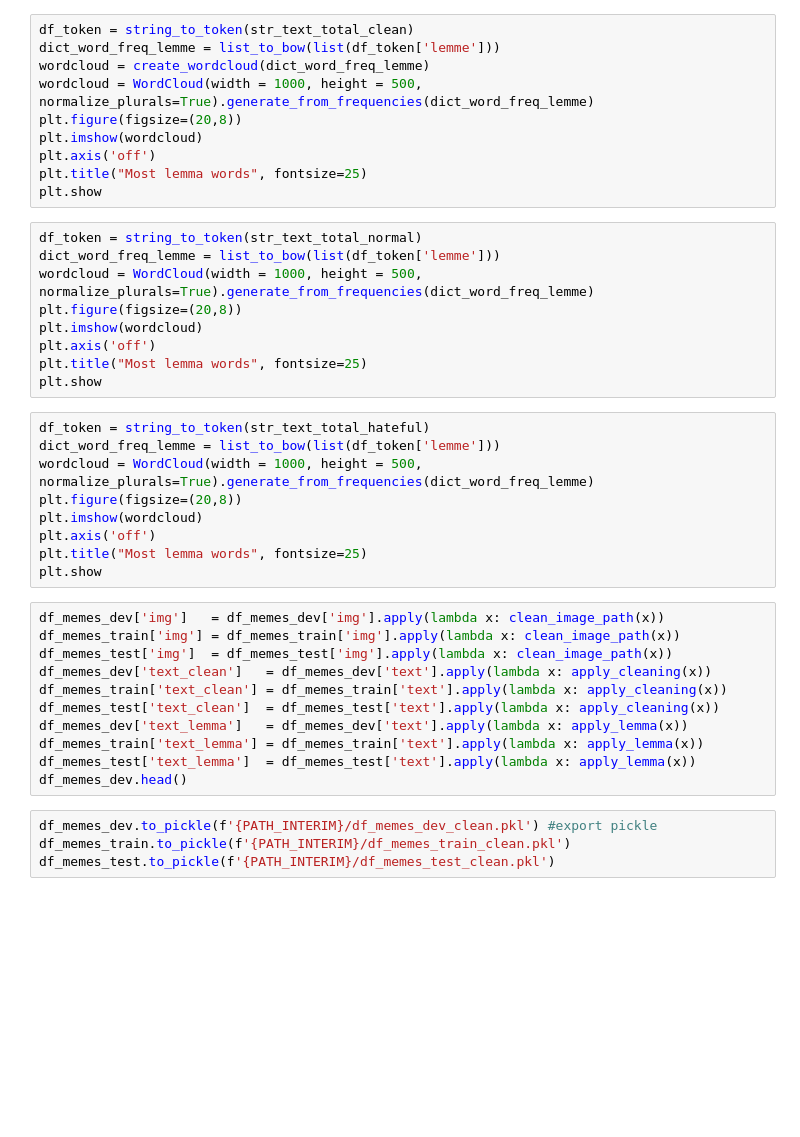
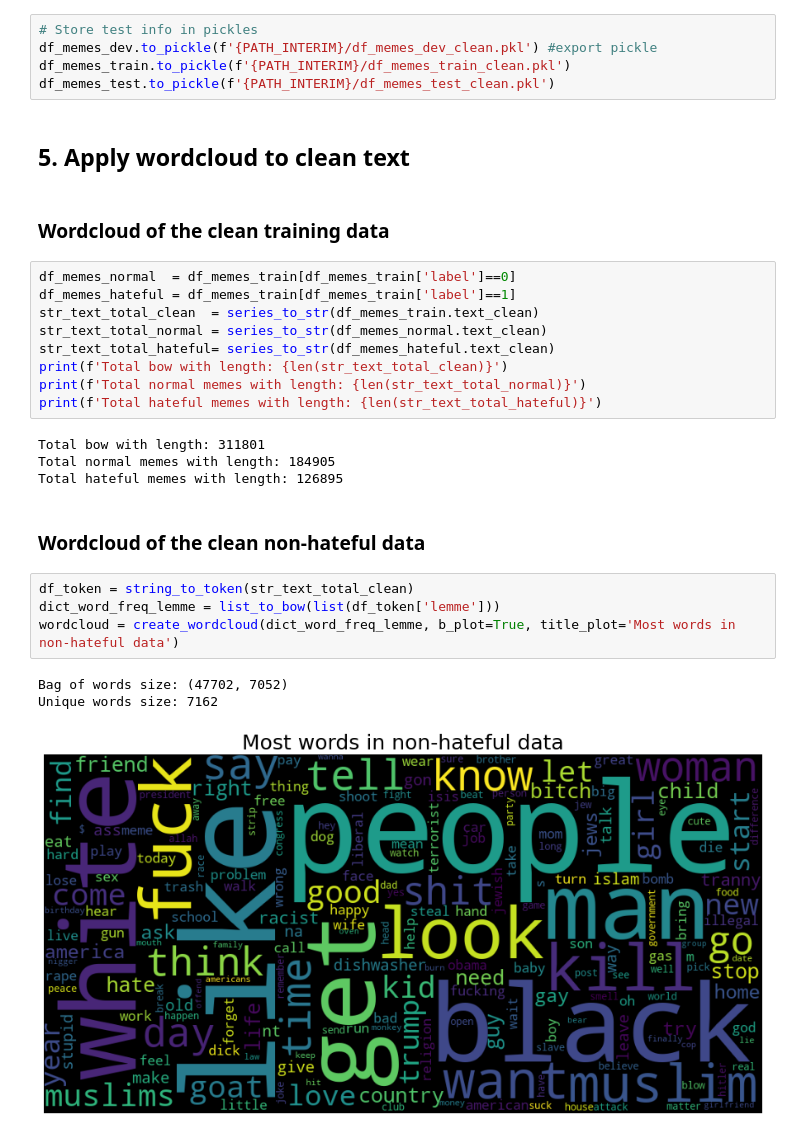
Before and after one commit to kalilu/meme_hateful_detection, a Jupyter notebook: notebooks/1.Intro_and_EDA.ipynb, the cells around one changed output. Saved outputs shown, nothing was run; the diff lists cells and outputs as text; blank space fills up the shorter version.

```diff
--- a/notebooks/1.Intro_and_EDA.ipynb
+++ b/notebooks/1.Intro_and_EDA.ipynb
@@ -179,43 +341,32 @@ print(f'Total hateful memes with lenght: {len(str_text_total_hateful)}')
+# %%
+# Store test info in pickles
+df_memes_dev.to_pickle(f'{PATH_INTERIM}/df_memes_dev_clean.pkl') #export pickle
+df_memes_train.to_pickle(f'{PATH_INTERIM}/df_memes_train_clean.pkl')
+df_memes_test.to_pickle(f'{PATH_INTERIM}/df_memes_test_clean.pkl')
+# %% [markdown]
+## 5. Apply wordcloud to clean text
+# %% [markdown]
+### Wordcloud of the clean training data
+# %%
+df_memes_normal  = df_memes_train[df_memes_train['label']==0]
+df_memes_hateful = df_memes_train[df_memes_train['label']==1]
+str_text_total_clean  = series_to_str(df_memes_train.text_clean)
+str_text_total_normal = series_to_str(df_memes_normal.text_clean)
+str_text_total_hateful= series_to_str(df_memes_hateful.text_clean)
+print(f'Total bow with length: {len(str_text_total_clean)}')
+print(f'Total normal memes with length: {len(str_text_total_normal)}')
+print(f'Total hateful memes with length: {len(str_text_total_hateful)}')
+# %% [output]
+Total bow with length: 311801
+Total normal memes with length: 184905
+Total hateful memes with length: 126895
+# %% [markdown]
+### Wordcloud of the clean non-hateful data
 # %%
 df_token = string_to_token(str_text_total_clean)
 dict_word_freq_lemme = list_to_bow(list(df_token['lemme']))
-wordcloud = create_wordcloud(dict_word_freq_lemme)
-wordcloud = WordCloud(width = 1000, height = 500, normalize_plurals=True).generate_from_frequencies(dict_word_freq_lemme)
-plt.figure(figsize=(20,8))
-plt.imshow(wordcloud)
-plt.axis('off')
-plt.title("Most lemma words", fontsize=25)
-plt.show
+wordcloud = create_wordcloud(dict_word_freq_lemme, b_plot=True, title_plot='Most words in non-hateful data')
+# %% [output]
+Bag of words size: (47702, 7052)
+Unique words size: 7162
+[figure, added]
-# %%
-df_token = string_to_token(str_text_total_normal)
-dict_word_freq_lemme = list_to_bow(list(df_token['lemme']))
-wordcloud = WordCloud(width = 1000, height = 500, normalize_plurals=True).generate_from_frequencies(dict_word_freq_lemme)
-plt.figure(figsize=(20,8))
-plt.imshow(wordcloud)
-plt.axis('off')
-plt.title("Most lemma words", fontsize=25)
-plt.show
-# %%
-df_token = string_to_token(str_text_total_hateful)
-dict_word_freq_lemme = list_to_bow(list(df_token['lemme']))
-wordcloud = WordCloud(width = 1000, height = 500, normalize_plurals=True).generate_from_frequencies(dict_word_freq_lemme)
-plt.figure(figsize=(20,8))
-plt.imshow(wordcloud)
-plt.axis('off')
-plt.title("Most lemma words", fontsize=25)
-plt.show
-# %%
-df_memes_dev['img']   = df_memes_dev['img'].apply(lambda x: clean_image_path(x))
-df_memes_train['img'] = df_memes_train['img'].apply(lambda x: clean_image_path(x))
-df_memes_test['img']  = df_memes_test['img'].apply(lambda x: clean_image_path(x))
-df_memes_dev['text_clean']   = df_memes_dev['text'].apply(lambda x: apply_cleaning(x))
-df_memes_train['text_clean'] = df_memes_train['text'].apply(lambda x: apply_cleaning(x))
-df_memes_test['text_clean']  = df_memes_test['text'].apply(lambda x: apply_cleaning(x))
-df_memes_dev['text_lemma']   = df_memes_dev['text'].apply(lambda x: apply_lemma(x))
-df_memes_train['text_lemma'] = df_memes_train['text'].apply(lambda x: apply_lemma(x))
-df_memes_test['text_lemma']  = df_memes_test['text'].apply(lambda x: apply_lemma(x))
-df_memes_dev.head()
-# %%
-df_memes_dev.to_pickle(f'{PATH_INTERIM}/df_memes_dev_clean.pkl') #export pickle
-df_memes_train.to_pickle(f'{PATH_INTERIM}/df_memes_train_clean.pkl')
-df_memes_test.to_pickle(f'{PATH_INTERIM}/df_memes_test_clean.pkl')
```
Also changed, not shown: parts of 35 cells of this notebook, 51 other files.
